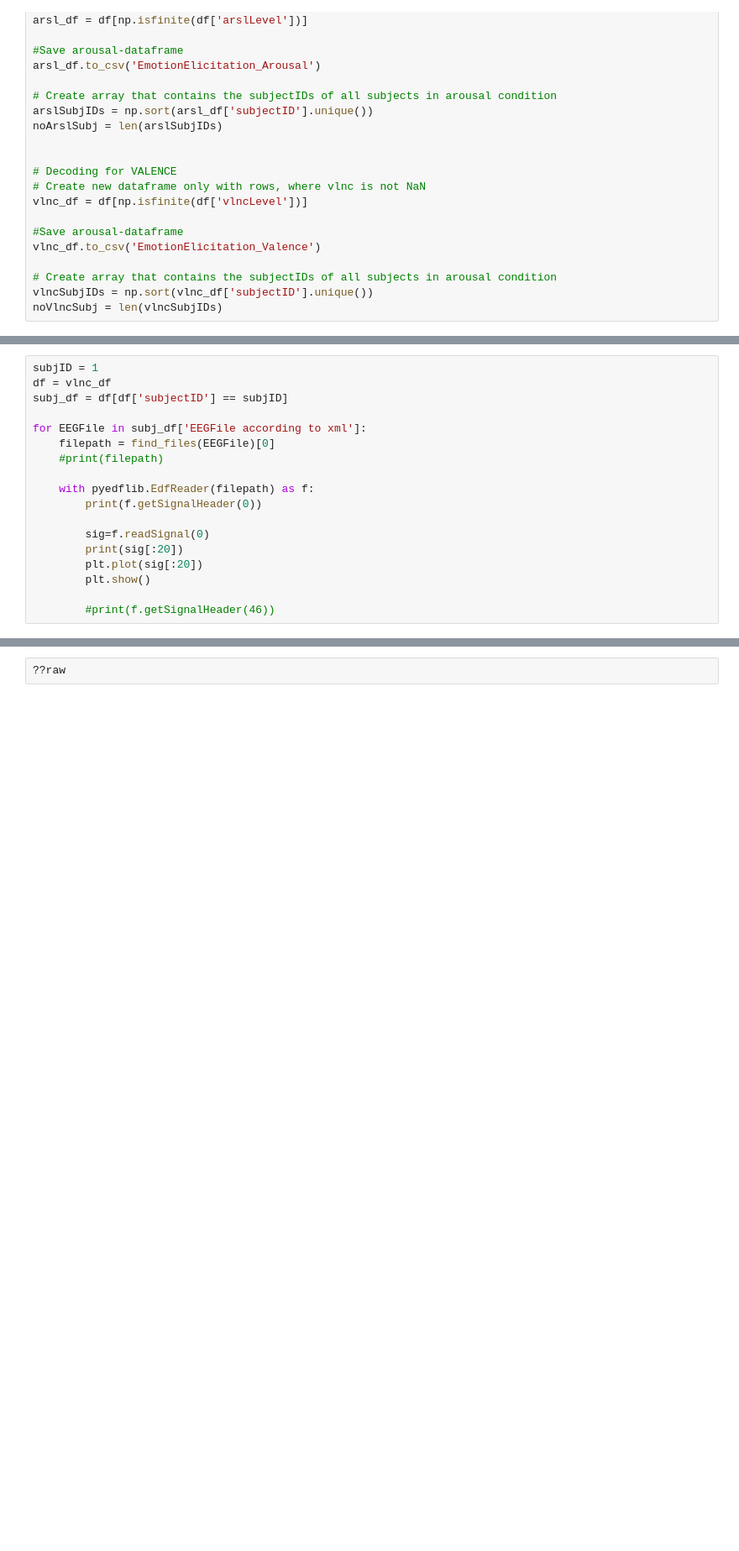
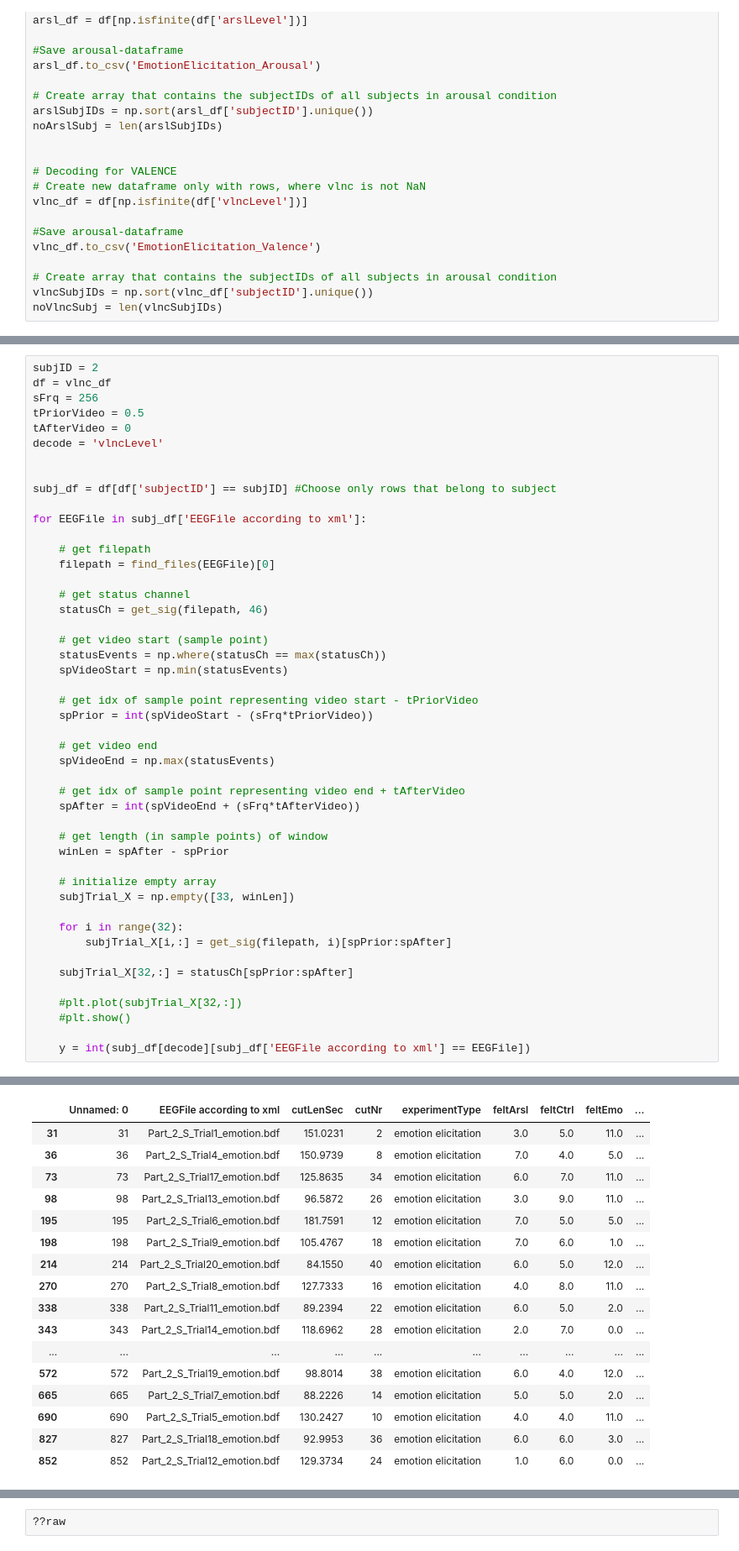
Before and after one commit to MarinaHa/EEG-decoding, a Jupyter notebook: Data2BraindecodeFormat.ipynb, the cells around one changed output, grey strips where cells are left out. Shown: that part at 84% size. Cells and saved outputs as stored; diff of their text form; blank space fills up the shorter version.

Commit message:
added function to create bring subject-features in a braindecode-compatible format

```diff
--- a/Data2BraindecodeFormat.ipynb
+++ b/Data2BraindecodeFormat.ipynb
@@ -95,18 +159,0 @@ def subjXy(subjID, df, tPriorVideo, tAfterVideo):
-# %%
-subjID = 1
-df = vlnc_df
-subj_df = df[df['subjectID'] == subjID]
-
-for EEGFile in subj_df['EEGFile according to xml']:
-    filepath = find_files(EEGFile)[0]
-    #print(filepath)
-
-    with pyedflib.EdfReader(filepath) as f:
-        print(f.getSignalHeader(0))
-
-        sig=f.readSignal(0)
-        print(sig[:20])
-        plt.plot(sig[:20])
-        plt.show()
-
-        #print(f.getSignalHeader(46))
@@ -165,0 +259,48 @@ vlnc_df
+# %%
+subjID = 2
+df = vlnc_df
+sFrq = 256
+tPriorVideo = 0.5
+tAfterVideo = 0
+decode = 'vlncLevel'
+
+
+subj_df = df[df['subjectID'] == subjID] #Choose only rows that belong to subject
+
+for EEGFile in subj_df['EEGFile according to xml']:
+
+    # get filepath
+    filepath = find_files(EEGFile)[0]
+
+    # get status channel
+    statusCh = get_sig(filepath, 46)
+
+    # get video start (sample point)
+    statusEvents = np.where(statusCh == max(statusCh))
+    spVideoStart = np.min(statusEvents)
+
+    # get idx of sample point representing video start - tPriorVideo
+    spPrior = int(spVideoStart - (sFrq*tPriorVideo))
+
+    # get video end
+    spVideoEnd = np.max(statusEvents)
+
+    # get idx of sample point representing video end + tAfterVideo
+    spAfter = int(spVideoEnd + (sFrq*tAfterVideo))
+
+    # get length (in sample points) of window
+    winLen = spAfter - spPrior
+
+    # initialize empty array
+    subjTrial_X = np.empty([33, winLen])
+
+    for i in range(32):
+        subjTrial_X[i,:] = get_sig(filepath, i)[spPrior:spAfter]
+
+    subjTrial_X[32,:] = statusCh[spPrior:spAfter]
+
+    #plt.plot(subjTrial_X[32,:])
+    #plt.show()
+
+    y = int(subj_df[decode][subj_df['EEGFile according to xml'] == EEGFile])
+# %% [output]
@@ -165,0 +327,17 @@ vlnc_df
+|  | Unnamed: 0 | EEGFile according to xml | cutLenSec | cutNr | experimentType | feltArsl | feltCtrl | feltEmo | ... |
+| 31 | 31 | Part_2_S_Trial1_emotion.bdf | 151.0231 | 2 | emotion elicitation | 3.0 | 5.0 | 11.0 | ... |
+| 36 | 36 | Part_2_S_Trial4_emotion.bdf | 150.9739 | 8 | emotion elicitation | 7.0 | 4.0 | 5.0 | ... |
+| 73 | 73 | Part_2_S_Trial17_emotion.bdf | 125.8635 | 34 | emotion elicitation | 6.0 | 7.0 | 11.0 | ... |
+| 98 | 98 | Part_2_S_Trial13_emotion.bdf | 96.5872 | 26 | emotion elicitation | 3.0 | 9.0 | 11.0 | ... |
+| 195 | 195 | Part_2_S_Trial6_emotion.bdf | 181.7591 | 12 | emotion elicitation | 7.0 | 5.0 | 5.0 | ... |
+| 198 | 198 | Part_2_S_Trial9_emotion.bdf | 105.4767 | 18 | emotion elicitation | 7.0 | 6.0 | 1.0 | ... |
+| 214 | 214 | Part_2_S_Trial20_emotion.bdf | 84.1550 | 40 | emotion elicitation | 6.0 | 5.0 | 12.0 | ... |
+| 270 | 270 | Part_2_S_Trial8_emotion.bdf | 127.7333 | 16 | emotion elicitation | 4.0 | 8.0 | 11.0 | ... |
+| 338 | 338 | Part_2_S_Trial11_emotion.bdf | 89.2394 | 22 | emotion elicitation | 6.0 | 5.0 | 2.0 | ... |
+| 343 | 343 | Part_2_S_Trial14_emotion.bdf | 118.6962 | 28 | emotion elicitation | 2.0 | 7.0 | 0.0 | ... |
+| ... | ... | ... | ... | ... | ... | ... | ... | ... | ... |
+| 572 | 572 | Part_2_S_Trial19_emotion.bdf | 98.8014 | 38 | emotion elicitation | 6.0 | 4.0 | 12.0 | ... |
+| 665 | 665 | Part_2_S_Trial7_emotion.bdf | 88.2226 | 14 | emotion elicitation | 5.0 | 5.0 | 2.0 | ... |
+| 690 | 690 | Part_2_S_Trial5_emotion.bdf | 130.2427 | 10 | emotion elicitation | 4.0 | 4.0 | 11.0 | ... |
+| 827 | 827 | Part_2_S_Trial18_emotion.bdf | 92.9953 | 36 | emotion elicitation | 6.0 | 6.0 | 3.0 | ... |
+| 852 | 852 | Part_2_S_Trial12_emotion.bdf | 129.3734 | 24 | emotion elicitation | 1.0 | 6.0 | 0.0 | ... |
```
Also changed, not shown: parts of 8 cells of this notebook.
